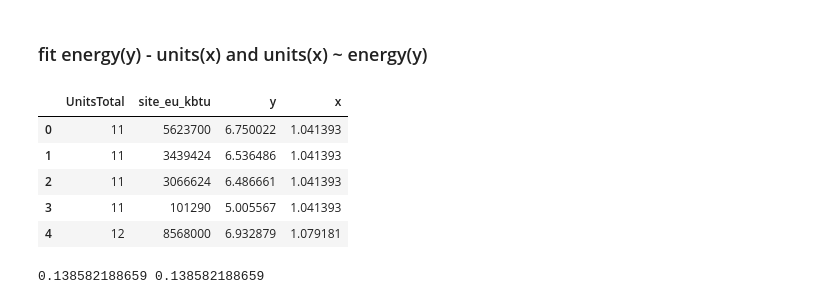
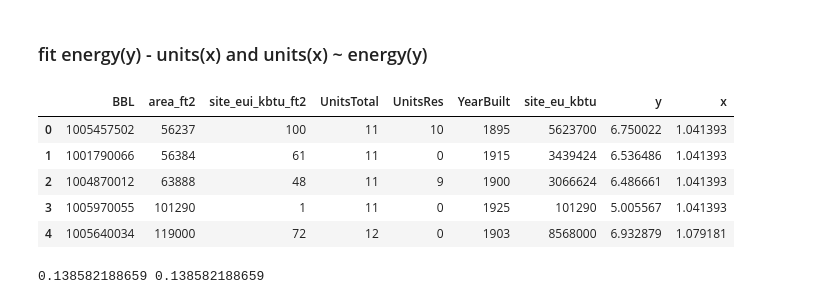
Before and after one commit to picniclin/PUI2017_yl5240, a Jupyter notebook: HW6_yl5240/HW6_Assignment.ipynb, the cells around one changed output. Cells and saved outputs as stored; diff of their text form; code cells hidden in the pictures.

```diff
--- a/HW6_yl5240/HW6_Assignment.ipynb
+++ b/HW6_yl5240/HW6_Assignment.ipynb
@@ -218,8 +218,8 @@ m.describe()
 | max | 842.000000 | 839.000000 | 2012.000000 | 298550.000000 |
 # %%
 ## energy star score, lot area are interesting, but we don't need them this time
-m1 = m.drop(['energy_star_score', 'LotArea'], axis = 1)
-m1.head()
+m = m.drop(['energy_star_score', 'LotArea'], axis = 1)
+m.head()
 # %% [output]
 |  | BBL | area_ft2 | site_eui_kbtu_ft2 | UnitsTotal | UnitsRes | YearBuilt |
 | 0 | 1013110040 | 313200 | 125 | 56 | 0 | 1977 |
@@ -247,5 +247,5 @@ array([[<matplotlib.axes._subplots.AxesSubplot object at 0x...>,
 # %% [markdown]
 ### Calculate the total energy consumption of each Building
 # %%
-m1['site_eu_kbtu'] = m1.site_eui_kbtu_ft2 * m1.area_ft2
+m['site_eu_kbtu'] = m.site_eui_kbtu_ft2 * m.area_ft2
 # %%
@@ -308,0 +298,7 @@ m2.head()
+# %%
+## exclude the smallest values and largest values
+m_cut = m[(m.UnitsTotal > 10)& (m.site_eu_kbtu > np.power(10, 5)) & (m.site_eu_kbtu < np.power(10, 8))]
+m_cut = m_cut.dropna()
+m_cut.sort_values(by = 'UnitsTotal', ascending = True, inplace = True)
+m_cut.reset_index(drop = True, inplace = True)
+m_cut.head()
@@ -350,16 +335,16 @@ ax.set_title('Energy Consumption V.S. units.', fontsize = 16)
 # %% [markdown]
 ### fit energy(y) - units(x) and  units(x) ~ energy(y)
 # %%
-# renamed as x and y, easy to write the fomular
-m2['y'] = np.log10(m2['site_eu_kbtu'].astype(int))
-m2['x'] = np.log10(m2['UnitsTotal'])
+# set log units and energy as x and y, easy to write the fomular
+m_cut['y'] = np.log10(m_cut['site_eu_kbtu'].astype(int))
+m_cut['x'] = np.log10(m_cut['UnitsTotal'])
 
-m2.head()
+m_cut.head()
 # %% [output]
-|  | UnitsTotal | site_eu_kbtu | y | x |
-| 0 | 11 | 5623700 | 6.750022 | 1.041393 |
-| 1 | 11 | 3439424 | 6.536486 | 1.041393 |
-| 2 | 11 | 3066624 | 6.486661 | 1.041393 |
-| 3 | 11 | 101290 | 5.005567 | 1.041393 |
-| 4 | 12 | 8568000 | 6.932879 | 1.079181 |
+|  | BBL | area_ft2 | site_eui_kbtu_ft2 | UnitsTotal | UnitsRes | YearBuilt | site_eu_kbtu | y | x |
+| 0 | 1005457502 | 56237 | 100 | 11 | 10 | 1895 | 5623700 | 6.750022 | 1.041393 |
+| 1 | 1001790066 | 56384 | 61 | 11 | 0 | 1915 | 3439424 | 6.536486 | 1.041393 |
+| 2 | 1004870012 | 63888 | 48 | 11 | 9 | 1900 | 3066624 | 6.486661 | 1.041393 |
+| 3 | 1005970055 | 101290 | 1 | 11 | 0 | 1925 | 101290 | 5.005567 | 1.041393 |
+| 4 | 1005640034 | 119000 | 72 | 12 | 0 | 1903 | 8568000 | 6.932879 | 1.079181 |
 # %%
```
Also changed, not shown: parts of 16 cells of this notebook.
